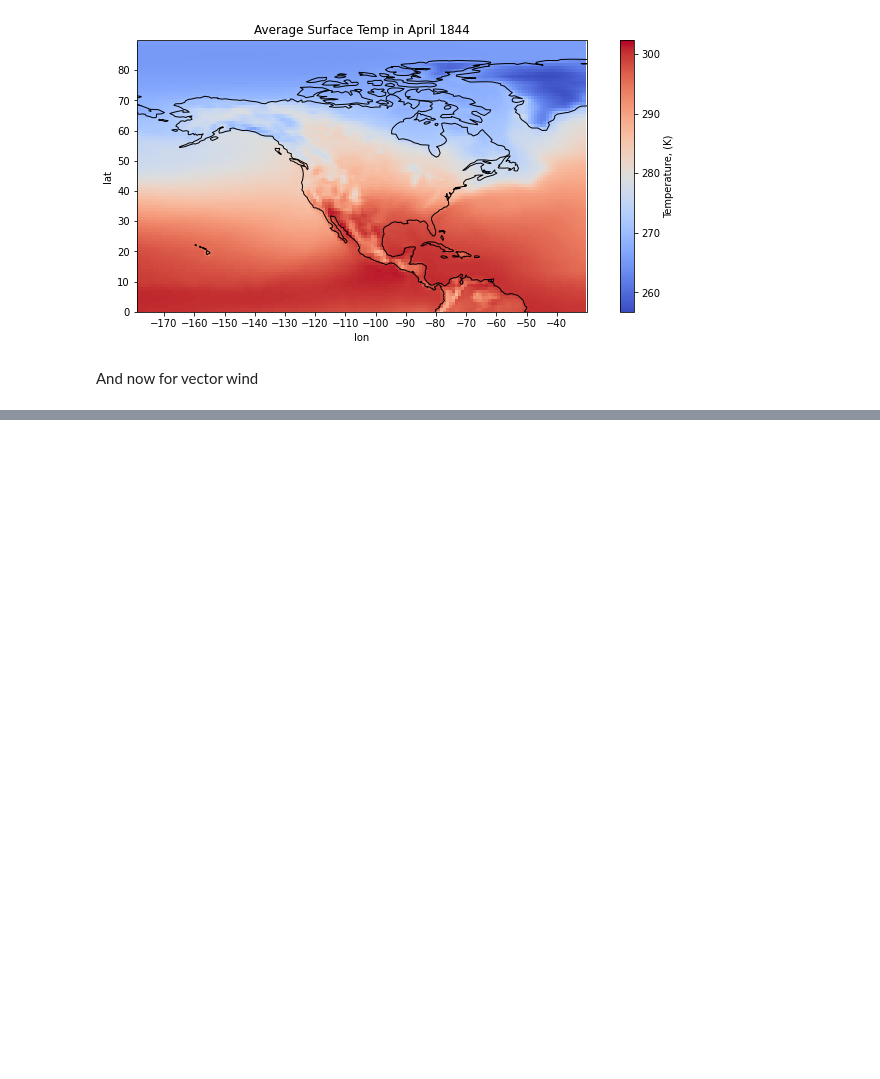
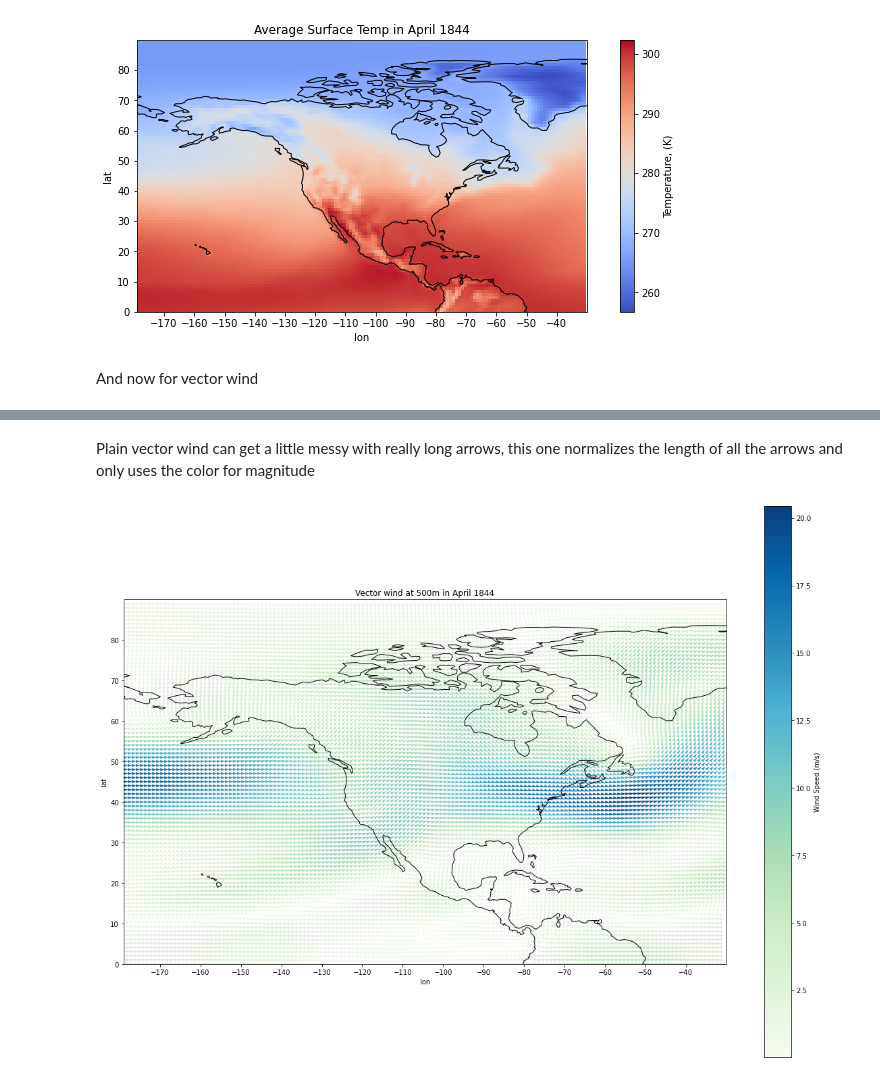
Before and after one commit to bparazin/ESS-Visualization, a Jupyter notebook: Missouri Reanalysis Absolute Visualization.ipynb, the cells around one changed output, grey strips where cells are left out. Cells and saved outputs as stored; diff of their text form; code cells hidden in the pictures; blank space fills up the shorter version.

```diff
--- a/Missouri Reanalysis Absolute Visualization.ipynb
+++ b/Missouri Reanalysis Absolute Visualization.ipynb
@@ -100,0 +106,35 @@ plot_vector_data(wind_data["lon"], wind_data["lat"], wind_data["nc_vars"]["uwnd"
+# %% [markdown]
+Plain vector wind can get a little messy with really long arrows, this one normalizes the length of all the arrows and only uses the color for magnitude
+# %%
+def plot_nvector_data(lon, lat, x_data, y_data, title, scale_title,
+                     lon_min = 0, lon_max = 359, lat_min = -90, lat_max = 90, detail=1):
+    fig = plt.figure(figsize = (20, 15))
+    ax = plt.axes(projection = ccrs.PlateCarree(central_longitude = 0))
+    ax.coastlines()
+
+    lat1 = em.find_closest_val(lat_min, lat)
+    lat2 = em.find_closest_val(lat_max, lat)
+
+    ax.set_extent((lon_min, lon_max, lat_min, lat_max))
+    ax.set_xticks(lon[math.ceil(lon_min / 10) * 10:lon_max][::10], crs = ccrs.PlateCarree())
+    ax.set_yticks(lat[math.ceil(lat1 / 10) * 10:lat2][::10], crs = ccrs.PlateCarree())
+    plt.xlabel('lon')
+    plt.ylabel('lat')
+    plt.title(title)
+
+    color = np.hypot(x_data[lat1:lat2, lon_min:lon_max][::detail, ::detail],
+                     y_data[lat1:lat2, lon_min:lon_max][::detail, ::detail])
+    v_field = plt.quiver(lon[lon_min:lon_max][::detail],
+                          lat[lat1:lat2][::detail],
+                        np.divide(x_data[lat1:lat2, lon_min:lon_max][::detail, ::detail], color),
+                        np.divide(y_data[lat1:lat2, lon_min:lon_max][::detail, ::detail], color),
+                         color, cmap="GnBu", scale = 125)
+    scalebar = plt.colorbar(v_field)
+    scalebar.set_label(scale_title)
+
+
+plot_nvector_data(wind_data["lon"], wind_data["lat"], wind_data["nc_vars"]["uwnd"][month_to_show][2],
+                 wind_data["nc_vars"]["vwnd"][month_to_show][2], "Vector wind at 500m in April 1844", "Wind Speed (m/s)",
+                 lon_start, lon_end, lat_start, lat_end)
+# %% [output]
+[figure, added]
```
Also changed, not shown: parts of 2 cells of this notebook.
